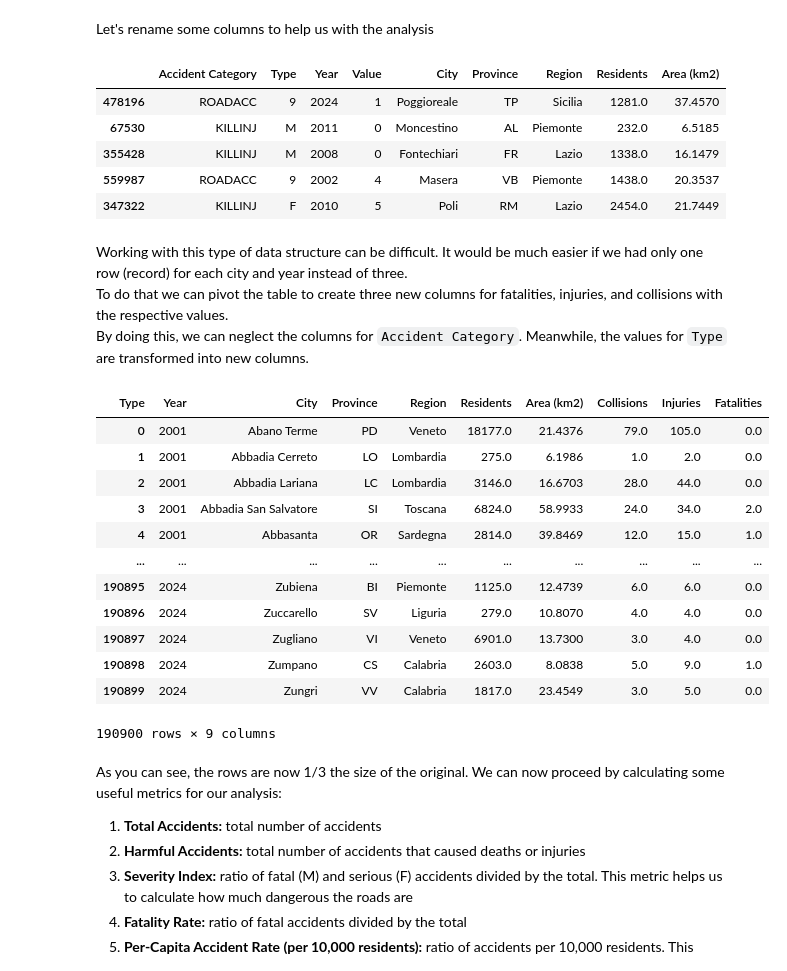
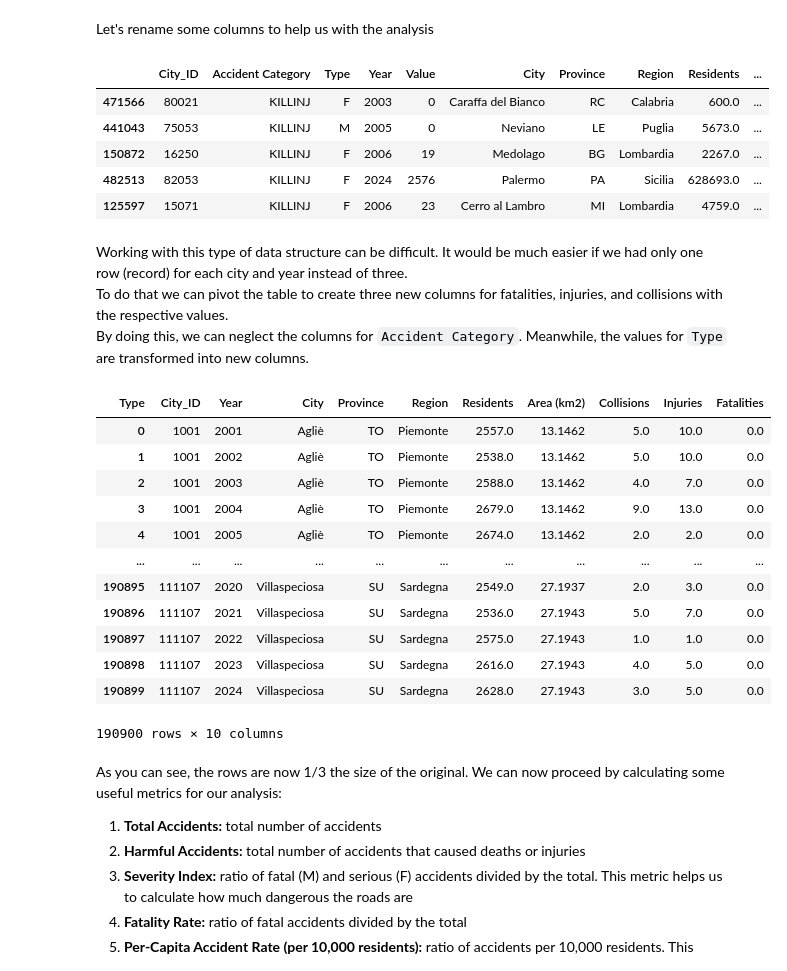
Before and after one commit to marcoboscato/ISTAT_traffic_analysis, a Jupyter notebook: analysis.ipynb, the cells around one changed output. Drawn from its saved outputs; the diff is of its cells as text; code cells hidden in the pictures.

```diff
--- a/analysis.ipynb
+++ b/analysis.ipynb
@@ -57,10 +57,11 @@ None
 Let's rename some columns to help us with the analysis
 # %%
 # selecting only useful columns:
-features_analysis = df_raw.columns[3:]
+features_analysis = df_raw.columns[2:]
 df = df_raw[features_analysis].copy()
 
 df.rename(columns={
+    'REF_AREA': 'City_ID',
     'DATA_TYPE': 'Accident Category',
     'RESULT': 'Type',
     'TIME_PERIOD': 'Year',
@@ -76,12 +77,12 @@ df.rename(columns={
 
 df.sample(5)
 # %% [output]
-|  | Accident Category | Type | Year | Value | City | Province | Region | Residents | Area (km2) |
-| 478196 | ROADACC | 9 | 2024 | 1 | Poggioreale | TP | Sicilia | 1281.0 | 37.4570 |
-| 67530 | KILLINJ | M | 2011 | 0 | Moncestino | AL | Piemonte | 232.0 | 6.5185 |
-| 355428 | KILLINJ | M | 2008 | 0 | Fontechiari | FR | Lazio | 1338.0 | 16.1479 |
-| 559987 | ROADACC | 9 | 2002 | 4 | Masera | VB | Piemonte | 1438.0 | 20.3537 |
-| 347322 | KILLINJ | F | 2010 | 5 | Poli | RM | Lazio | 2454.0 | 21.7449 |
+|  | City_ID | Accident Category | Type | Year | Value | City | Province | Region | Residents | ... |
+| 471566 | 80021 | KILLINJ | F | 2003 | 0 | Caraffa del Bianco | RC | Calabria | 600.0 | ... |
+| 441043 | 75053 | KILLINJ | M | 2005 | 0 | Neviano | LE | Puglia | 5673.0 | ... |
+| 150872 | 16250 | KILLINJ | F | 2006 | 19 | Medolago | BG | Lombardia | 2267.0 | ... |
+| 482513 | 82053 | KILLINJ | F | 2024 | 2576 | Palermo | PA | Sicilia | 628693.0 | ... |
+| 125597 | 15071 | KILLINJ | F | 2006 | 23 | Cerro al Lambro | MI | Lombardia | 4759.0 | ... |
 # %% [markdown]
 Working with this type of data structure can be difficult. It would be much easier if we had only one row (record) for each city and year instead of three.
 To do that we can pivot the table to create three new columns for fatalities, injuries, and collisions with the respective values.
@@ -89,36 +90,36 @@ By doing this, we can neglect the columns for `Accident Category`. Meanwhile, th
 # %%
 # PIVOT TABLE
 
 df_pivot = df.pivot_table(
-    index=['Year', 'City', 'Province', 'Region', 'Residents', 'Area (km2)'],
+    index=['City_ID', 'Year', 'City', 'Province', 'Region', 'Residents', 'Area (km2)'],
     columns='Type',
     values='Value',
     fill_value=0,
 ).reset_index()
 
 # Rename columns for clarity
 df_pivot = df_pivot.rename(columns={
     '9': 'Collisions',
     'F': 'Injuries',
     'M': 'Fatalities'
     }
 )
 
 df_pivot
 # %% [output]
-| Type | Year | City | Province | Region | Residents | Area (km2) | Collisions | Injuries | Fatalities |
-| 0 | 2001 | Abano Terme | PD | Veneto | 18177.0 | 21.4376 | 79.0 | 105.0 | 0.0 |
-| 1 | 2001 | Abbadia Cerreto | LO | Lombardia | 275.0 | 6.1986 | 1.0 | 2.0 | 0.0 |
-| 2 | 2001 | Abbadia Lariana | LC | Lombardia | 3146.0 | 16.6703 | 28.0 | 44.0 | 0.0 |
-| 3 | 2001 | Abbadia San Salvatore | SI | Toscana | 6824.0 | 58.9933 | 24.0 | 34.0 | 2.0 |
-| 4 | 2001 | Abbasanta | OR | Sardegna | 2814.0 | 39.8469 | 12.0 | 15.0 | 1.0 |
-| ... | ... | ... | ... | ... | ... | ... | ... | ... | ... |
-| 190895 | 2024 | Zubiena | BI | Piemonte | 1125.0 | 12.4739 | 6.0 | 6.0 | 0.0 |
-| 190896 | 2024 | Zuccarello | SV | Liguria | 279.0 | 10.8070 | 4.0 | 4.0 | 0.0 |
-| 190897 | 2024 | Zugliano | VI | Veneto | 6901.0 | 13.7300 | 3.0 | 4.0 | 0.0 |
-| 190898 | 2024 | Zumpano | CS | Calabria | 2603.0 | 8.0838 | 5.0 | 9.0 | 1.0 |
-| 190899 | 2024 | Zungri | VV | Calabria | 1817.0 | 23.4549 | 3.0 | 5.0 | 0.0 |
+| Type | City_ID | Year | City | Province | Region | Residents | Area (km2) | Collisions | Injuries | Fatalities |
+| 0 | 1001 | 2001 | Agliè | TO | Piemonte | 2557.0 | 13.1462 | 5.0 | 10.0 | 0.0 |
+| 1 | 1001 | 2002 | Agliè | TO | Piemonte | 2538.0 | 13.1462 | 5.0 | 10.0 | 0.0 |
+| 2 | 1001 | 2003 | Agliè | TO | Piemonte | 2588.0 | 13.1462 | 4.0 | 7.0 | 0.0 |
+| 3 | 1001 | 2004 | Agliè | TO | Piemonte | 2679.0 | 13.1462 | 9.0 | 13.0 | 0.0 |
+| 4 | 1001 | 2005 | Agliè | TO | Piemonte | 2674.0 | 13.1462 | 2.0 | 2.0 | 0.0 |
+| ... | ... | ... | ... | ... | ... | ... | ... | ... | ... | ... |
+| 190895 | 111107 | 2020 | Villaspeciosa | SU | Sardegna | 2549.0 | 27.1937 | 2.0 | 3.0 | 0.0 |
+| 190896 | 111107 | 2021 | Villaspeciosa | SU | Sardegna | 2536.0 | 27.1943 | 5.0 | 7.0 | 0.0 |
+| 190897 | 111107 | 2022 | Villaspeciosa | SU | Sardegna | 2575.0 | 27.1943 | 1.0 | 1.0 | 0.0 |
+| 190898 | 111107 | 2023 | Villaspeciosa | SU | Sardegna | 2616.0 | 27.1943 | 4.0 | 5.0 | 0.0 |
+| 190899 | 111107 | 2024 | Villaspeciosa | SU | Sardegna | 2628.0 | 27.1943 | 3.0 | 5.0 | 0.0 |
-190900 rows × 9 columns
+190900 rows × 10 columns
 # %% [markdown]
 As you can see, the rows are now 1/3 the size of the original. We can now proceed by calculating some useful metrics for our analysis:
 1) **Total Accidents:** total number of accidents
```
Also changed, not shown: parts of 38 cells of this notebook.
